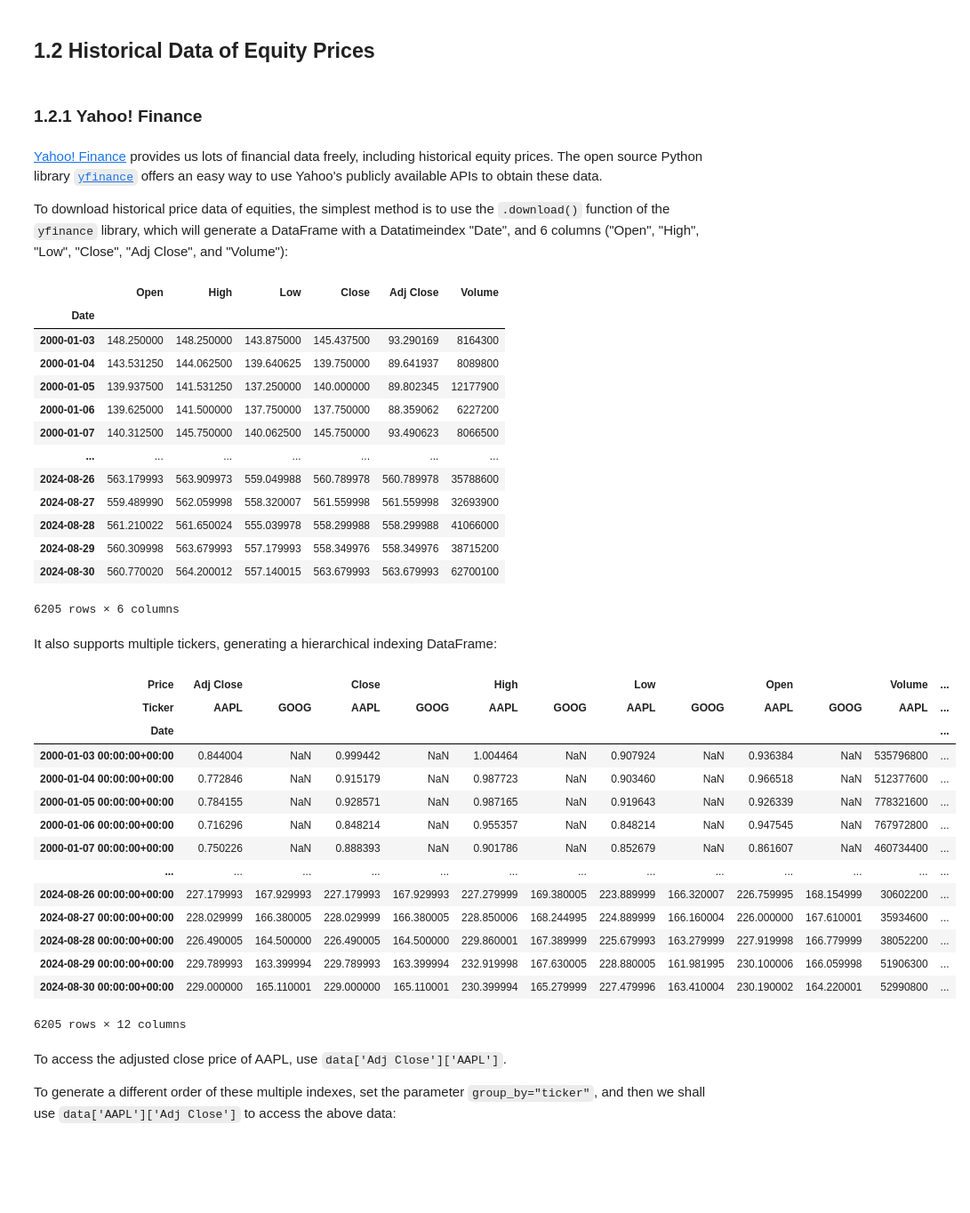
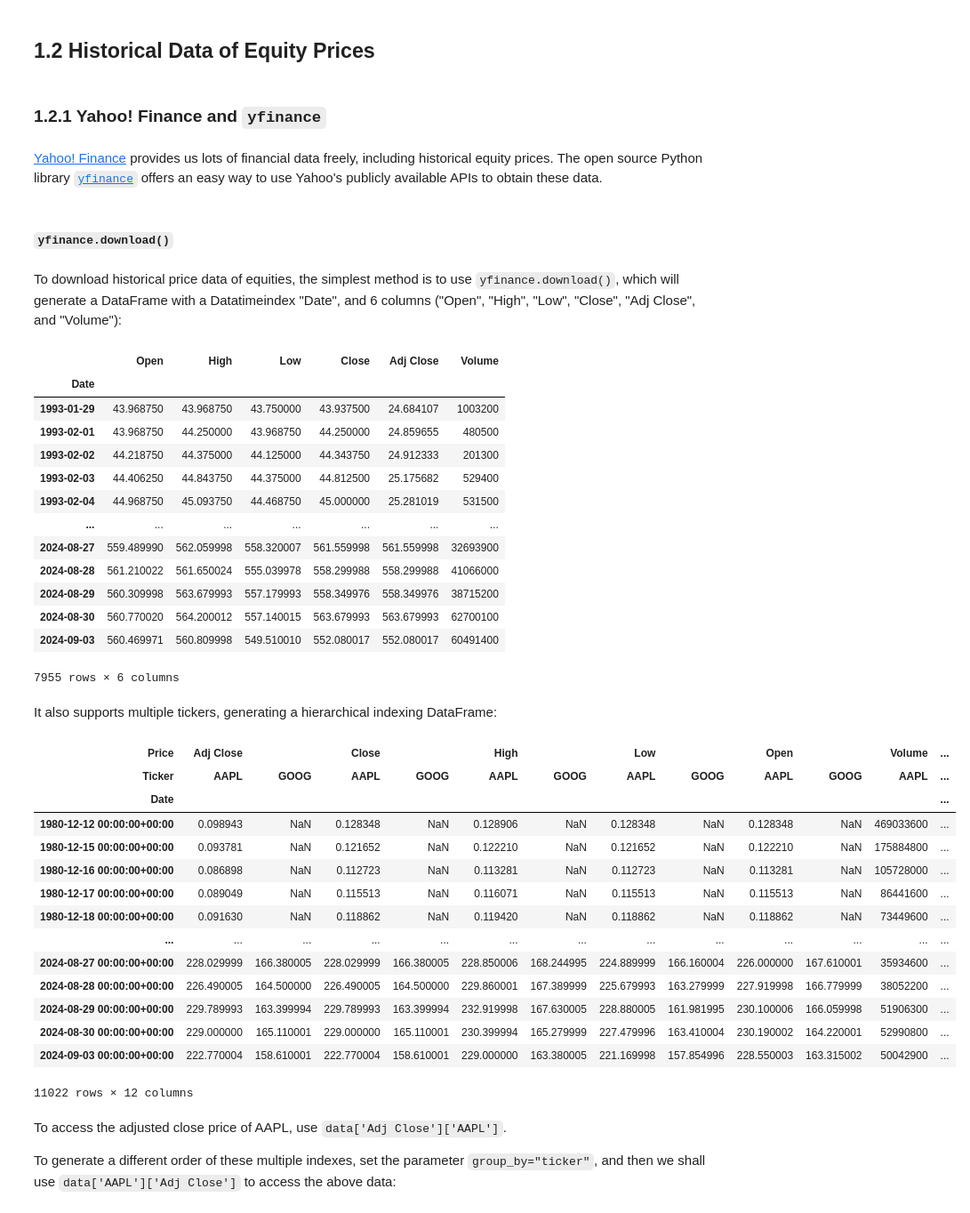
Before and after one commit to SteveXFLiu/nQuant, a Jupyter notebook: 01ObtainingData.ipynb, the cells around one changed output. Shown: that part at 89% size. Cells and saved outputs as stored; diff of their text form; code cells hidden in the pictures; blank space fills up the shorter version.

```diff
--- a/01ObtainingData.ipynb
+++ b/01ObtainingData.ipynb
@@ -16,66 +16,68 @@ obb.user.preferences.output_type = "dataframe"
 # %% [markdown]
 ## 1.2 Historical Data of Equity Prices
 # %% [markdown]
-### 1.2.1 Yahoo! Finance
+### 1.2.1 Yahoo! Finance and `yfinance`
 # %% [markdown]
 [Yahoo! Finance](https://finance.yahoo.com/) provides us lots of financial data freely, including historical equity prices. The open source Python library [`yfinance`](https://github.com/ranaroussi/yfinance) offers an easy way to use Yahoo's publicly available APIs to obtain these data.
-
-To download historical price data of equities, the simplest method is to use the `.download()` function of the `yfinance` library, which will generate a DataFrame with a Datatimeindex "Date", and 6 columns ("Open", "High", "Low", "Close", "Adj Close", and "Volume"):
+# %% [markdown]
+#### `yfinance.download()`
+# %% [markdown]
+To download historical price data of equities, the simplest method is to use `yfinance.download()`, which will generate a DataFrame with a Datatimeindex "Date", and 6 columns ("Open", "High", "Low", "Close", "Adj Close", and "Volume"):
 # %%
 import yfinance as yf
 
-spy_yfd = yf.download(
+yf.download(
     tickers="SPY",
-    start="2000-01-01",
-    end="2024-08-31",
+    period="max",
+    # start="2000-01-01",
+    # end="2024-08-31",
+    # interval="1d", # Valid intervals: 1m, 2m, 5m, 15m, 30m, 60m, 90m, 1h, 1d, 5d, 1wk, 1mo, 3mo
+    # prepost=False, # Include pre and post market data
+    # auto_adjust=False, # False: Include an Adj Close column; True: Adjust all OHLC, no Adj Close column
+    # actions=False, # True: Download stock dividends and stock splits events
     progress=False
 )
-
-spy_yfd
 # %% [output]
 |  | Open | High | Low | Close | Adj Close | Volume |
 | Date |  |  |  |  |  |  |
-| 2000-01-03 | 148.250000 | 148.250000 | 143.875000 | 145.437500 | 93.290169 | 8164300 |
-| 2000-01-04 | 143.531250 | 144.062500 | 139.640625 | 139.750000 | 89.641937 | 8089800 |
-| 2000-01-05 | 139.937500 | 141.531250 | 137.250000 | 140.000000 | 89.802345 | 12177900 |
-| 2000-01-06 | 139.625000 | 141.500000 | 137.750000 | 137.750000 | 88.359062 | 6227200 |
-| 2000-01-07 | 140.312500 | 145.750000 | 140.062500 | 145.750000 | 93.490623 | 8066500 |
+| 1993-01-29 | 43.968750 | 43.968750 | 43.750000 | 43.937500 | 24.684107 | 1003200 |
+| 1993-02-01 | 43.968750 | 44.250000 | 43.968750 | 44.250000 | 24.859655 | 480500 |
+| 1993-02-02 | 44.218750 | 44.375000 | 44.125000 | 44.343750 | 24.912333 | 201300 |
+| 1993-02-03 | 44.406250 | 44.843750 | 44.375000 | 44.812500 | 25.175682 | 529400 |
+| 1993-02-04 | 44.968750 | 45.093750 | 44.468750 | 45.000000 | 25.281019 | 531500 |
 | ... | ... | ... | ... | ... | ... | ... |
-| 2024-08-26 | 563.179993 | 563.909973 | 559.049988 | 560.789978 | 560.789978 | 35788600 |
 | 2024-08-27 | 559.489990 | 562.059998 | 558.320007 | 561.559998 | 561.559998 | 32693900 |
 | 2024-08-28 | 561.210022 | 561.650024 | 555.039978 | 558.299988 | 558.299988 | 41066000 |
 | 2024-08-29 | 560.309998 | 563.679993 | 557.179993 | 558.349976 | 558.349976 | 38715200 |
 | 2024-08-30 | 560.770020 | 564.200012 | 557.140015 | 563.679993 | 563.679993 | 62700100 |
+| 2024-09-03 | 560.469971 | 560.809998 | 549.510010 | 552.080017 | 552.080017 | 60491400 |
-6205 rows × 6 columns
+7955 rows × 6 columns
 # %% [markdown]
 It also supports multiple tickers, generating a hierarchical indexing DataFrame:
 # %%
 tickerList = ["AAPL", "GOOG"]
 
-data = yf.download(
+yf.download(
     tickers=tickerList,
-    start="2000-01-01",
-    end="2024-08-31",
+    period="max",
     progress=False
 )
-
-data
 # %% [output]
 | Price | Adj Close |  | Close |  | High |  | Low |  | Open |  | Volume | ... |
 | Ticker | AAPL | GOOG | AAPL | GOOG | AAPL | GOOG | AAPL | GOOG | AAPL | GOOG | AAPL | ... |
 | Date |  |  |  |  |  |  |  |  |  |  |  | ... |
-| 2000-01-03 00:00:00+00:00 | 0.844004 | NaN | 0.999442 | NaN | 1.004464 | NaN | 0.907924 | NaN | 0.936384 | NaN | 535796800 | ... |
-| 2000-01-04 00:00:00+00:00 | 0.772846 | NaN | 0.915179 | NaN | 0.987723 | NaN | 0.903460 | NaN | 0.966518 | NaN | 512377600 | ... |
-| 2000-01-05 00:00:00+00:00 | 0.784155 | NaN | 0.928571 | NaN | 0.987165 | NaN | 0.919643 | NaN | 0.926339 | NaN | 778321600 | ... |
-| 2000-01-06 00:00:00+00:00 | 0.716296 | NaN | 0.848214 | NaN | 0.955357 | NaN | 0.848214 | NaN | 0.947545 | NaN | 767972800 | ... |
-| 2000-01-07 00:00:00+00:00 | 0.750226 | NaN | 0.888393 | NaN | 0.901786 | NaN | 0.852679 | NaN | 0.861607 | NaN | 460734400 | ... |
+| 1980-12-12 00:00:00+00:00 | 0.098943 | NaN | 0.128348 | NaN | 0.128906 | NaN | 0.128348 | NaN | 0.128348 | NaN | 469033600 | ... |
+| 1980-12-15 00:00:00+00:00 | 0.093781 | NaN | 0.121652 | NaN | 0.122210 | NaN | 0.121652 | NaN | 0.122210 | NaN | 175884800 | ... |
+| 1980-12-16 00:00:00+00:00 | 0.086898 | NaN | 0.112723 | NaN | 0.113281 | NaN | 0.112723 | NaN | 0.113281 | NaN | 105728000 | ... |
+| 1980-12-17 00:00:00+00:00 | 0.089049 | NaN | 0.115513 | NaN | 0.116071 | NaN | 0.115513 | NaN | 0.115513 | NaN | 86441600 | ... |
+| 1980-12-18 00:00:00+00:00 | 0.091630 | NaN | 0.118862 | NaN | 0.119420 | NaN | 0.118862 | NaN | 0.118862 | NaN | 73449600 | ... |
 | ... | ... | ... | ... | ... | ... | ... | ... | ... | ... | ... | ... | ... |
-| 2024-08-26 00:00:00+00:00 | 227.179993 | 167.929993 | 227.179993 | 167.929993 | 227.279999 | 169.380005 | 223.889999 | 166.320007 | 226.759995 | 168.154999 | 30602200 | ... |
 | 2024-08-27 00:00:00+00:00 | 228.029999 | 166.380005 | 228.029999 | 166.380005 | 228.850006 | 168.244995 | 224.889999 | 166.160004 | 226.000000 | 167.610001 | 35934600 | ... |
 | 2024-08-28 00:00:00+00:00 | 226.490005 | 164.500000 | 226.490005 | 164.500000 | 229.860001 | 167.389999 | 225.679993 | 163.279999 | 227.919998 | 166.779999 | 38052200 | ... |
 | 2024-08-29 00:00:00+00:00 | 229.789993 | 163.399994 | 229.789993 | 163.399994 | 232.919998 | 167.630005 | 228.880005 | 161.981995 | 230.100006 | 166.059998 | 51906300 | ... |
 | 2024-08-30 00:00:00+00:00 | 229.000000 | 165.110001 | 229.000000 | 165.110001 | 230.399994 | 165.279999 | 227.479996 | 163.410004 | 230.190002 | 164.220001 | 52990800 | ... |
+| 2024-09-03 00:00:00+00:00 | 222.770004 | 158.610001 | 222.770004 | 158.610001 | 229.000000 | 163.380005 | 221.169998 | 157.854996 | 228.550003 | 163.315002 | 50042900 | ... |
-6205 rows × 12 columns
+11022 rows × 12 columns
 # %% [markdown]
 To access the adjusted close price of AAPL, use `data['Adj Close']['AAPL']`.
 
```
Also changed, not shown: parts of 15 cells of this notebook.
